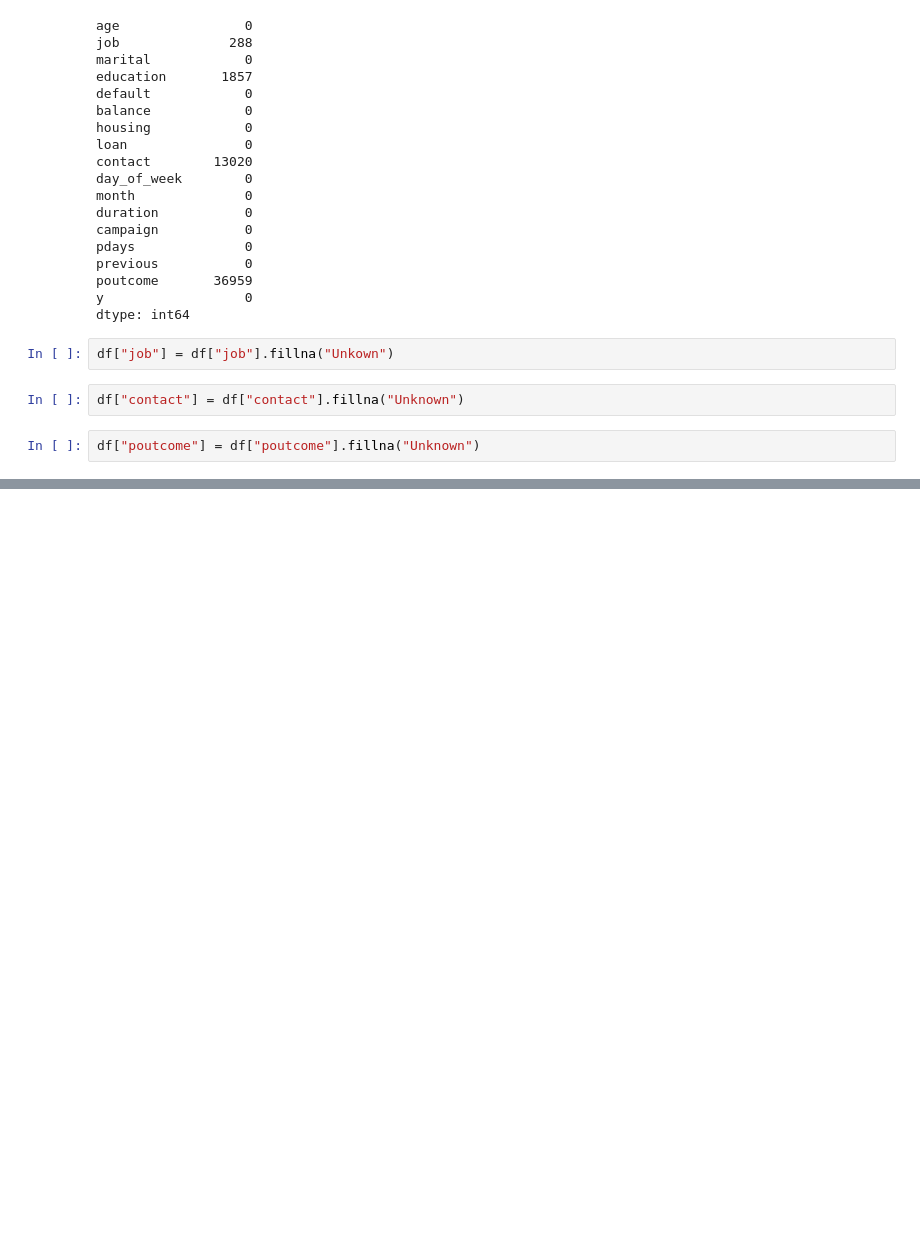
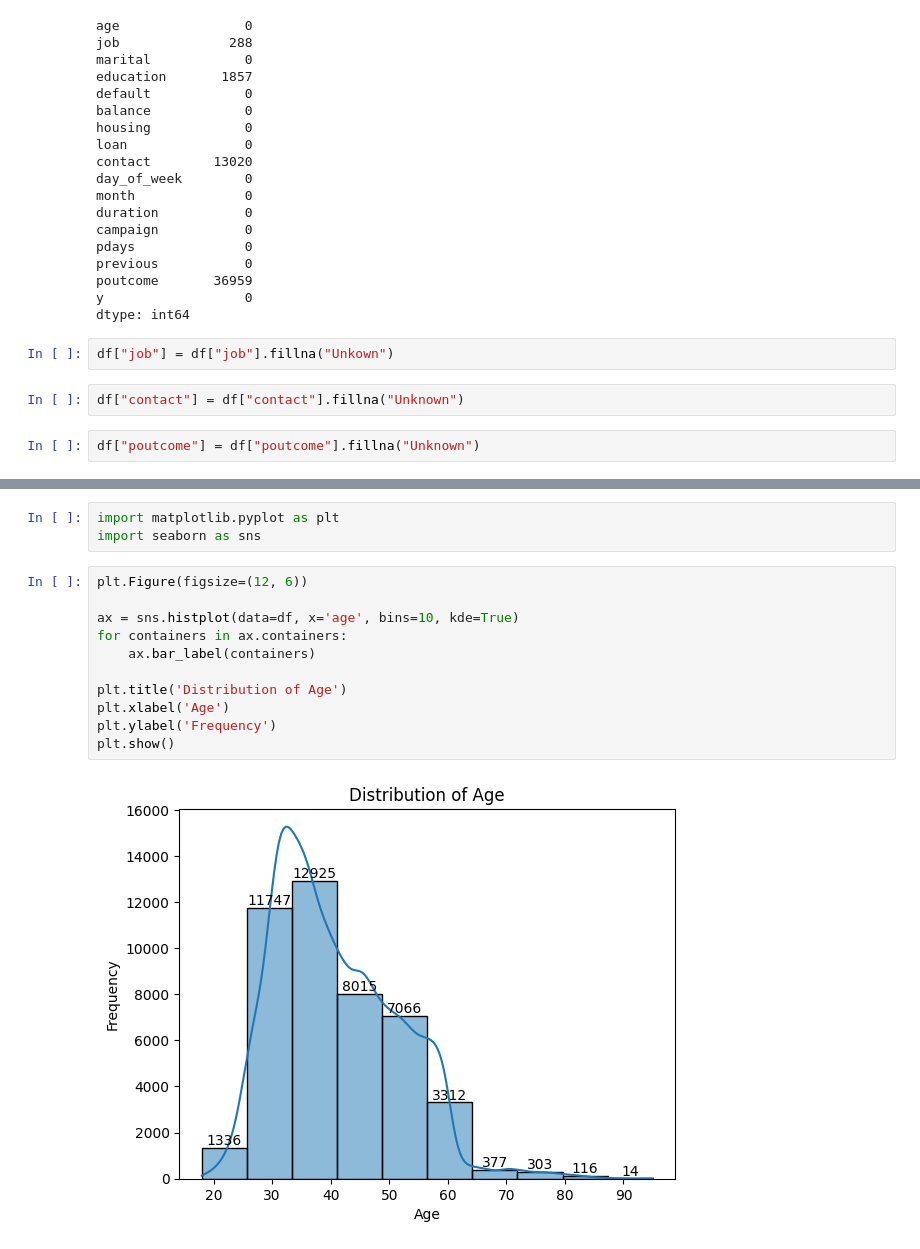
Before and after one commit to DenizBerkDemirag/bank-marketing, a Jupyter notebook: eda_analysis.ipynb, the cells around one changed output, grey strips where cells are left out. Saved outputs shown, nothing was run; the diff lists cells and outputs as text; blank space fills up the shorter version.

```diff
--- a/eda_analysis.ipynb
+++ b/eda_analysis.ipynb
@@ -55,0 +113,16 @@ df["poutcome"] = df["poutcome"].fillna("Unknown")
+# %%
+import matplotlib.pyplot as plt
+import seaborn as sns
+# %%
+plt.Figure(figsize=(12, 6))
+
+ax = sns.histplot(data=df, x='age', bins=10, kde=True)
+for containers in ax.containers:
+    ax.bar_label(containers)
+
+plt.title('Distribution of Age')
+plt.xlabel('Age')
+plt.ylabel('Frequency')
+plt.show()
+# %% [output]
+[figure, added]
```
Also changed, not shown: parts of 6 cells of this notebook.
